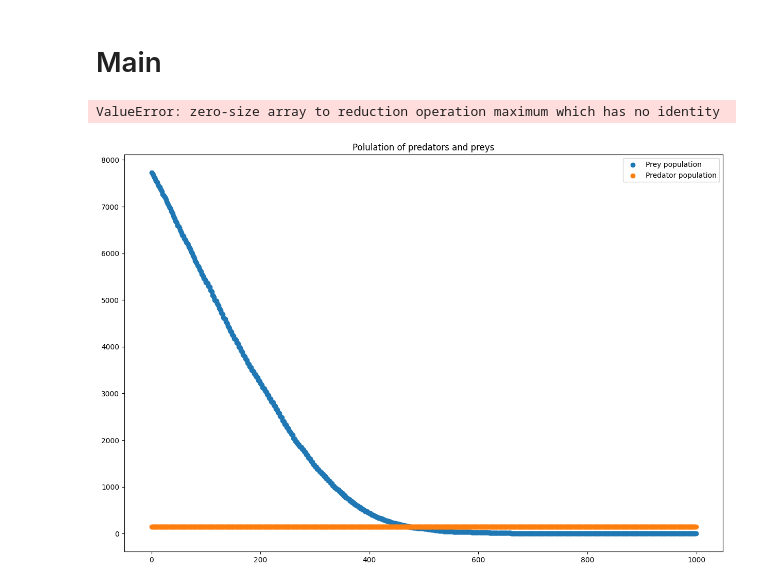
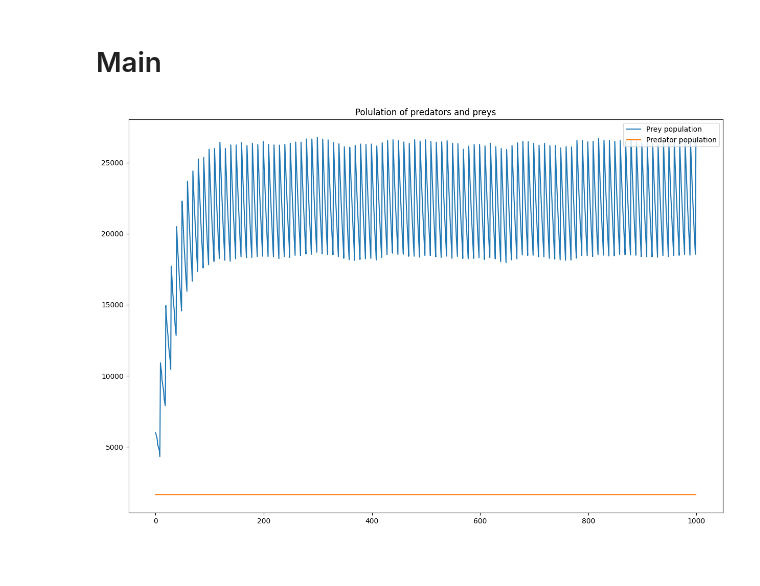
Before and after one commit to SayatP/Population-dynamics-simulation, a Jupyter notebook: New Simulation (offspring).ipynb, the cells around one changed output. Drawn from its saved outputs; the diff is of its cells as text; code cells hidden in the pictures; blank space fills up the shorter version.

Commit message:
Offspring added

```diff
--- a/New Simulation (offspring).ipynb
+++ b/New Simulation (offspring).ipynb
@@ -25,11 +25,14 @@ PREY_VISION_DIST = 2
 PREDATOR_VALUE = 2
 PREY_VALUE = 1
 
-PREDATOR_APPROXIMATE_SHARE = 0.02
-PREY_APPROXIMATE_SHARE = 0.98
+PREDATOR_APPROXIMATE_SHARE = 0.2
+PREY_APPROXIMATE_SHARE = 0.8
 
 PREDATOR_DEFAULT_HEALTH = 200
 PREY_DEFAULT_HEALTH = 10000
+
+OFFSPRING_RATE = 10
+LIFE_EXTENDER_WHEN_EATING = 10
 
 alpha = 0.1
 gamma = 0.6
@@ -126,7 +135,7 @@ class Animal:
     def __init__(self, remaining_life, _type):
         self.last_move = None
         self.remaining_life = remaining_life
-        self.time_left_to_offspring = 5
+        self.time_left_to_offspring = OFFSPRING_RATE
         self._type = _type
 
     def process_epoch(self):
@@ -212,27 +248,24 @@ for time in tqdm(range(1000)):
                     object_grid[row][col] = None
                     continue
 
-                # if prey.time_left_to_offspring == 0:
-                #     prey.time_left_to_offspring == 50
 
-                #     possible_locations = []
-                #     for i in range(-1, 2, 1):
-                #         for j in range(-1, 2, 1):
-                #             new_row = (row + i) % GRID_NUMBER_OF_ROWS
-                #             new_col = (col + j) % GRID_NUMBER_OF_COLS
+                ### OFFSPRING
+                if prey.time_left_to_offspring == 0:
+                    prey.time_left_to_offspring == OFFSPRING_RATE
 
-                #             if next_grid[new_row, new_col] == 0:
-                #                 possible_locations.append([new_row, new_col])
+                    for _ in range(2):
+                        possible_locations = get_offspring_possible_locations([row, col], next_grid, [-1, 0, 1])
 
-                #     if len(possible_locations) >= 1:
-                #         new_row, new_col = random.choice(possible_locations)
-                #         next_grid[new_row, new_col] = 1
+                        if len(possible_locations) >= 1:
+                            new_row, new_col = random.choice(possible_locations)
+                            next_grid[new_row, new_col] = 1
 
-                #         new_prey = deepcopy(prey)
-                #         new_prey.remaining_life = PREY_DEFAULT_HEALTH
-                #         next_object_grid[new_row, new_col] = new_prey
+                            new_prey = Animal(PREY_DEFAULT_HEALTH, PREY_VALUE)
+                            new_prey.remaining_life = PREY_DEFAULT_HEALTH
+                            next_object_grid[new_row, new_col] = new_prey
 
-                #         added.append([new_row, new_col])
+                            added.append([new_row, new_col])
+                ### END OFFSPRING
 
 
                 # Prey will always stop at every 4-th step
@@ -273,7 +306,7 @@ for time in tqdm(range(1000)):
                 dest = get_dest_from_action(action, row, col)
                 if next_grid[dest[0], dest[1]] == PREY_VALUE:
                     reward = 1
-                    predator.remaining_life += 100
+                    predator.remaining_life += LIFE_EXTENDER_WHEN_EATING
 
                 cumulative_reward_predator += reward
 
@@ -310,14 +343,12 @@ for time in tqdm(range(1000)):
     if pred_count == 0:
         print("no more animals on the grid")
         break
-# %% [output]
-ValueError: zero-size array to reduction operation maximum which has no identity
 # %%
 plt.figure(figsize=(15, 10))
 plt.title("Polulation of predators and preys")
-plt.scatter(list(range(len(pred_c))), prey_c, label='Prey population')
-plt.scatter(list(range(len(pred_c))), pred_c, label='Predator population')
+plt.plot(list(range(len(pred_c))), prey_c, label='Prey population')
+plt.plot(list(range(len(pred_c))), pred_c, label='Predator population')
 plt.legend(loc='upper right')
 plt.show()
 # %% [output]
-[figure, old version]
+[figure, new version]
```
Also changed, not shown: parts of 4 cells of this notebook, 2 other files.
